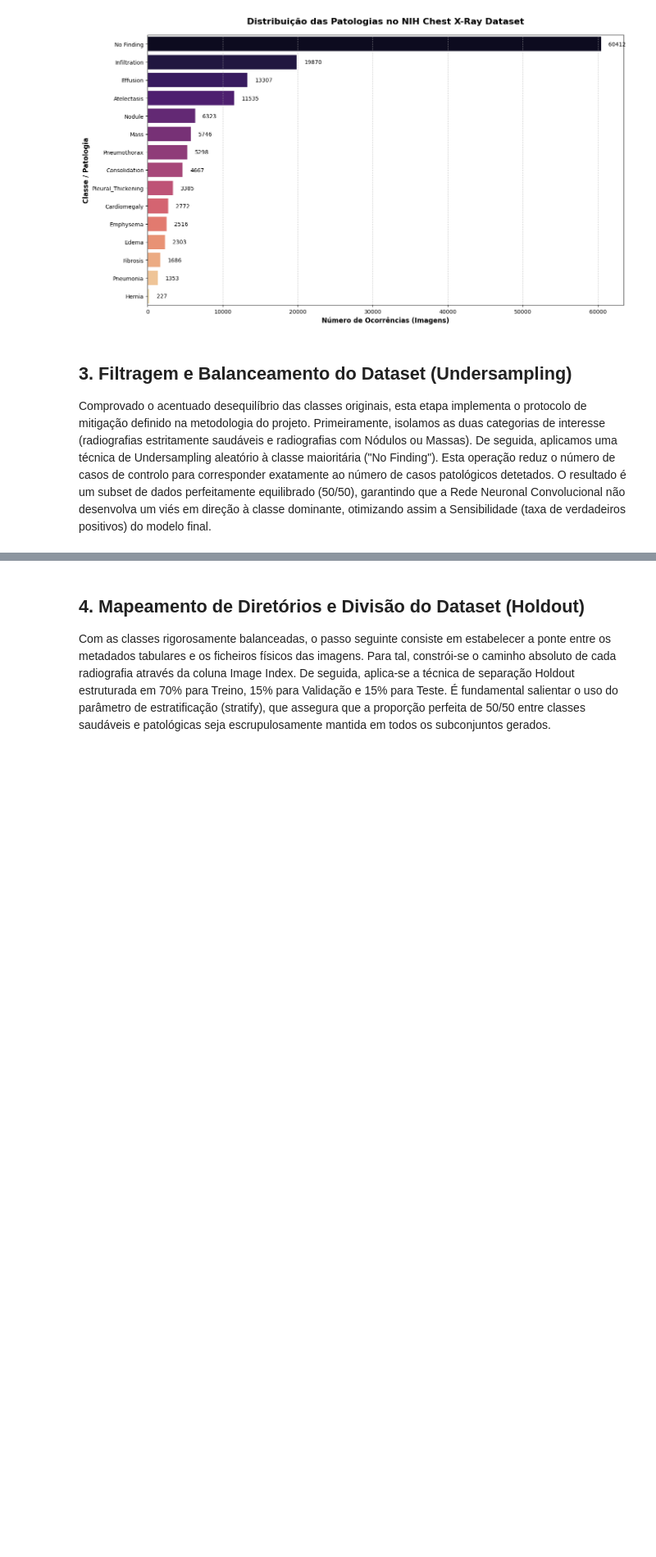
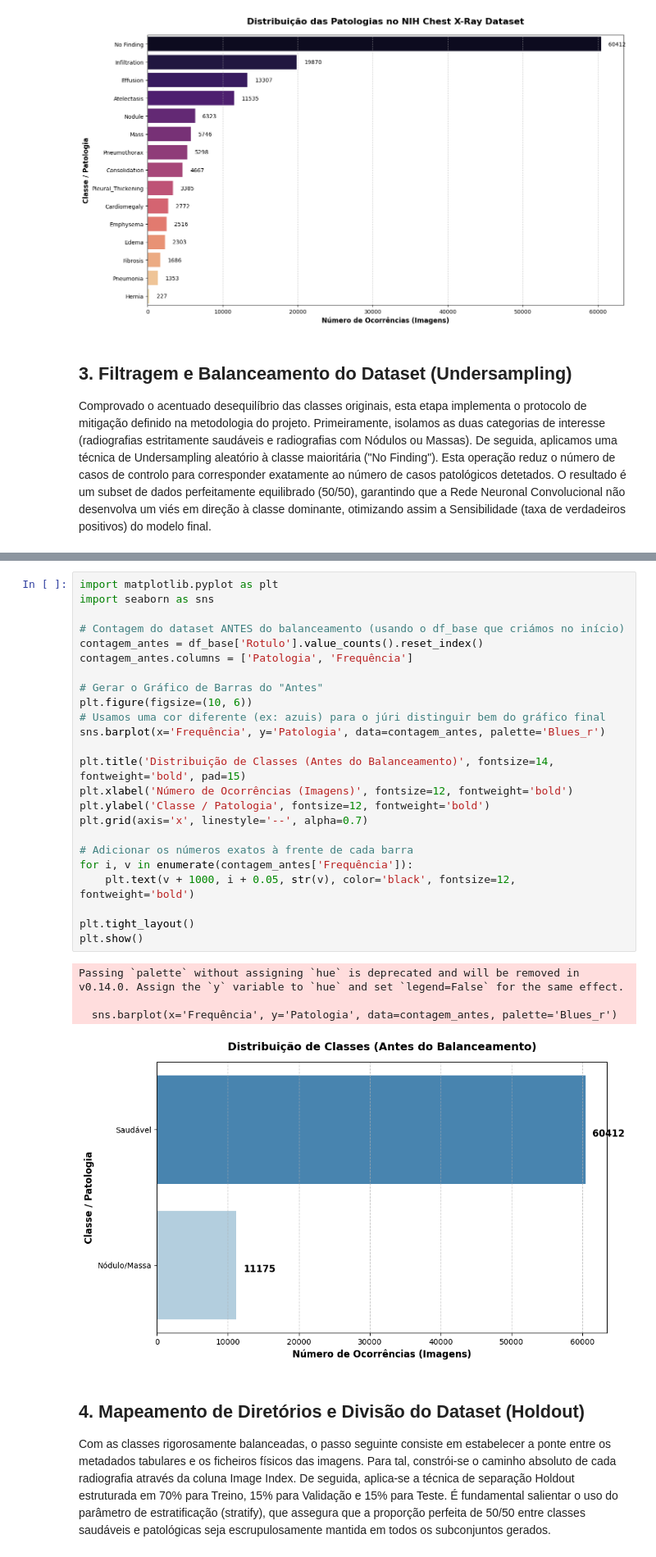
Before and after one commit to GPVilia/cdss-chest-xray-project, a Jupyter notebook: notebooks/01_EDA_e_PreProcessamento.ipynb, the cells around one changed output, grey strips where cells are left out. Shown at 82% size. Drawn from its saved outputs; the diff is of its cells as text; blank space fills up the shorter version.

```diff
--- a/notebooks/01_EDA_e_PreProcessamento.ipynb
+++ b/notebooks/01_EDA_e_PreProcessamento.ipynb
@@ -154,3 +136,32 @@ Name: count, dtype: int64
+# %%
+import matplotlib.pyplot as plt
+import seaborn as sns
+
+# Contagem do dataset ANTES do balanceamento (usando o df_base que criámos no início)
+contagem_antes = df_base['Rotulo'].value_counts().reset_index()
+contagem_antes.columns = ['Patologia', 'Frequência']
+
+# Gerar o Gráfico de Barras do "Antes"
+plt.figure(figsize=(10, 6))
+# Usamos uma cor diferente (ex: azuis) para o júri distinguir bem do gráfico final
+sns.barplot(x='Frequência', y='Patologia', data=contagem_antes, palette='Blues_r')
+
+plt.title('Distribuição de Classes (Antes do Balanceamento)', fontsize=14, fontweight='bold', pad=15)
+plt.xlabel('Número de Ocorrências (Imagens)', fontsize=12, fontweight='bold')
+plt.ylabel('Classe / Patologia', fontsize=12, fontweight='bold')
+plt.grid(axis='x', linestyle='--', alpha=0.7)
+
+# Adicionar os números exatos à frente de cada barra
+for i, v in enumerate(contagem_antes['Frequência']):
+    plt.text(v + 1000, i + 0.05, str(v), color='black', fontsize=12, fontweight='bold')
+
+plt.tight_layout()
+plt.show()
+# %% [output]
+Passing `palette` without assigning `hue` is deprecated and will be removed in v0.14.0. Assign the `y` variable to `hue` and set `legend=False` for the same effect.
+
+  sns.barplot(x='Frequência', y='Patologia', data=contagem_antes, palette='Blues_r')
+[figure, added]
 # %% [markdown]
 ## 4. Mapeamento de Diretórios e Divisão do Dataset (Holdout)
 
```
Also changed, not shown: parts of 5 cells of this notebook, 8 other files.
